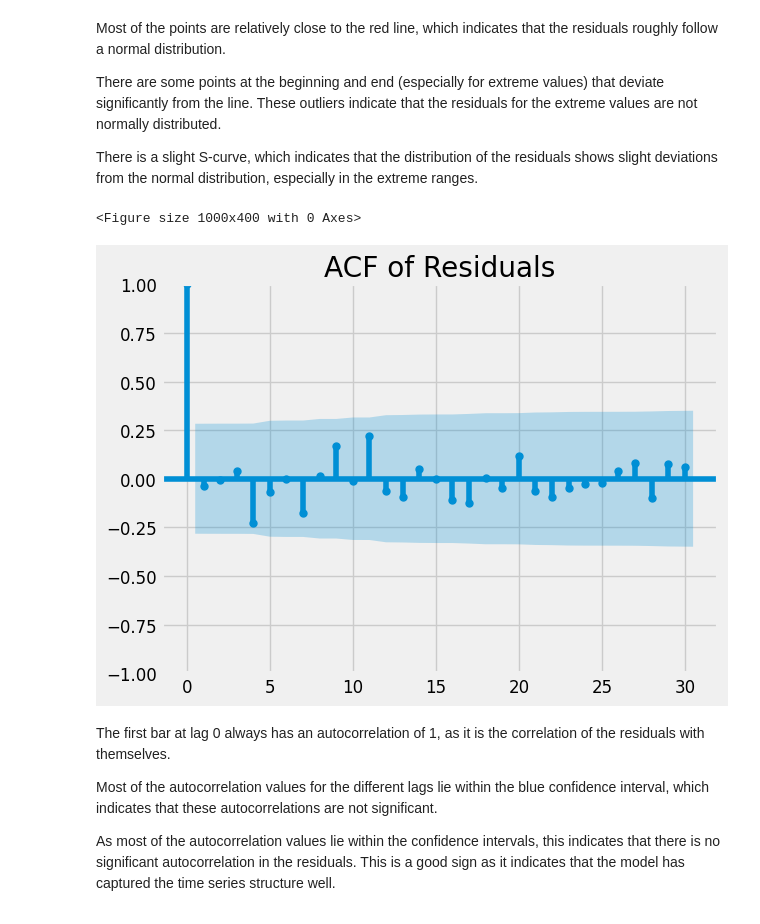
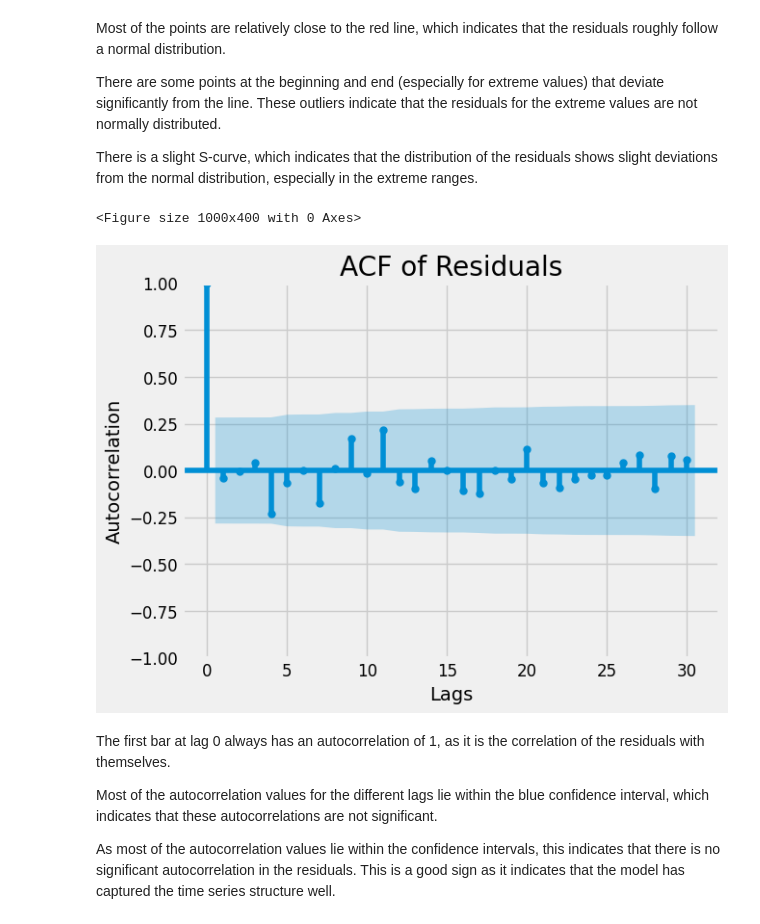
Before and after one commit to Sangeeths11/TimeSeriesForecasting, a Jupyter notebook: notebooks/time_series_analysis.ipynb, the cells around one changed output. Cells and saved outputs as stored; diff of their text form; code cells hidden in the pictures.

```diff
--- a/notebooks/time_series_analysis.ipynb
+++ b/notebooks/time_series_analysis.ipynb
@@ -401,12 +405,14 @@ There is a slight S-curve, which indicates that the distribution of the residual
 # %%
 from statsmodels.graphics.tsaplots import plot_acf
 plt.figure(figsize=(10, 4))
 plot_acf(residuals, lags=30)
 plt.title('ACF of Residuals')
+plt.xlabel('Lags')
+plt.ylabel('Autocorrelation')
 plt.show()
 # %% [output]
 <Figure size 1000x400 with 0 Axes>
-[figure, old version]
+[figure, new version]
 # %% [markdown]
 The first bar at lag 0 always has an autocorrelation of 1, as it is the correlation of the residuals with themselves.
 
```
Also changed, not shown: parts of 2 cells of this notebook.
